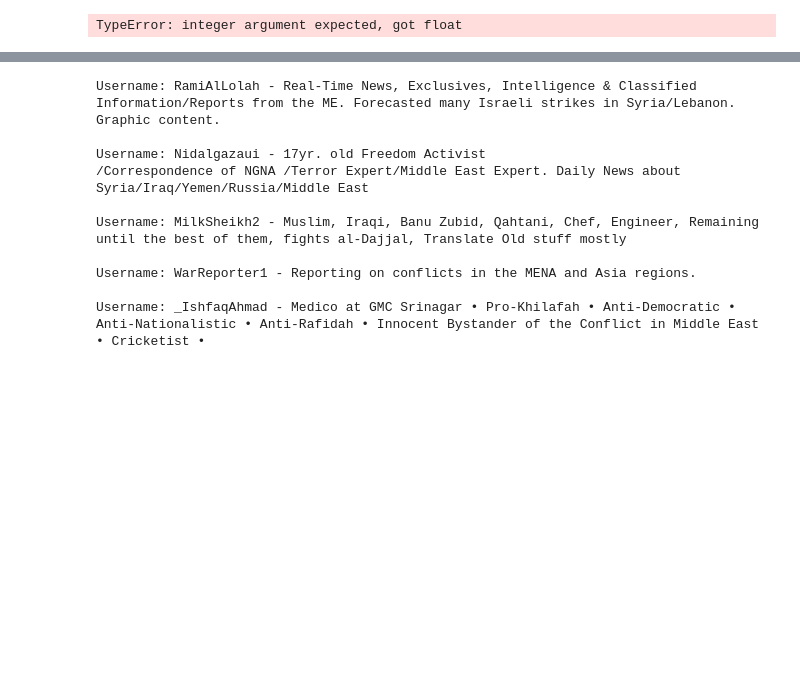
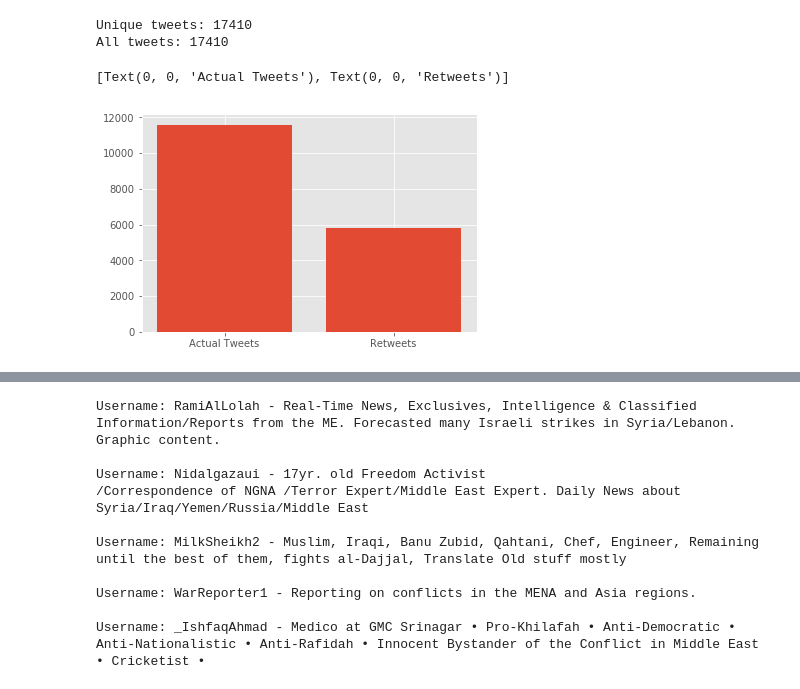
Before and after one commit to nathansimon/DataminingProject, a Jupyter notebook: tweets1/FINAL.ipynb, the cells around one changed output, grey strips where cells are left out. Drawn from its saved outputs; the diff is of its cells as text; code cells hidden in the pictures; blank space fills up the shorter version.

```diff
--- a/tweets1/FINAL.ipynb
+++ b/tweets1/FINAL.ipynb
@@ -33,10 +94,28 @@ dataset = pd.read_csv("/Users/natha/Documents/tweets1/tweets.csv", parse_dates=[
-# %%
-def tsimple(x):
-    return datetime.datetime(x.year, x.month, x.day)
-
-dataset['time'] = dataset.time.apply(tsimple)
-# %% [output]
-TypeError: integer argument expected, got float
+# %%
+print("Unique tweets: {}".format(len(dataset['tweets'].unique())))
+print("All tweets: {}".format(len(dataset['tweets'])))
+
+retweets = []
+actual_tweets = []
+for user, tweet in zip(dataset['username'], dataset['tweets']):
+    match = re.search(r'^\bRT\b', tweet)
+    if match == None:
+        actual_tweets.append([user,tweet])
+    else:
+        retweets.append([user,tweet])
+
+actual_tweets = np.array(actual_tweets)
+retweets = np.array(retweets)
+
+plt.bar([1,2], [len(actual_tweets[:,1]), len(retweets[:,1])], align='center')
+ax = plt.gca()
+ax.set_xticks([1,2])
+ax.set_xticklabels(['Actual Tweets', 'Retweets'])
+# %% [output]
+Unique tweets: 17410
+All tweets: 17410
+[Text(0, 0, 'Actual Tweets'), Text(0, 0, 'Retweets')]
+[figure, added]
 # %%
 in_set = []
 not_in_set = []
```
Also changed, not shown: parts of 17 cells of this notebook.
